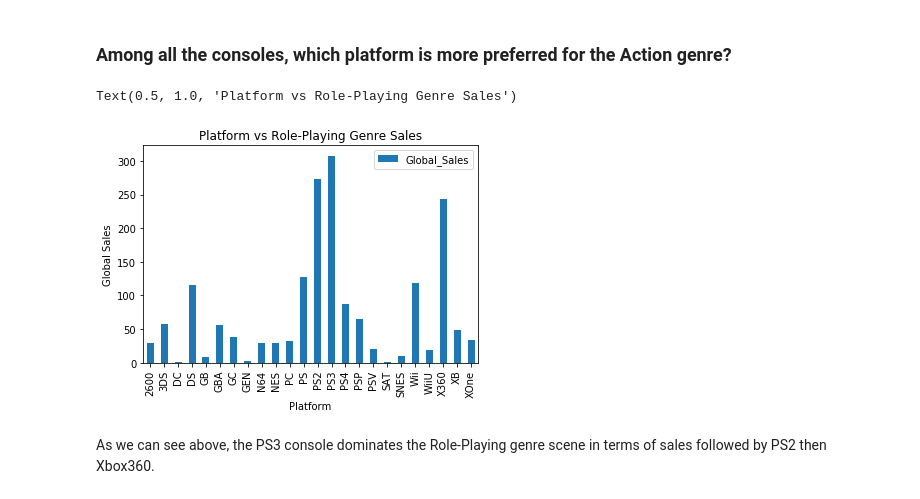
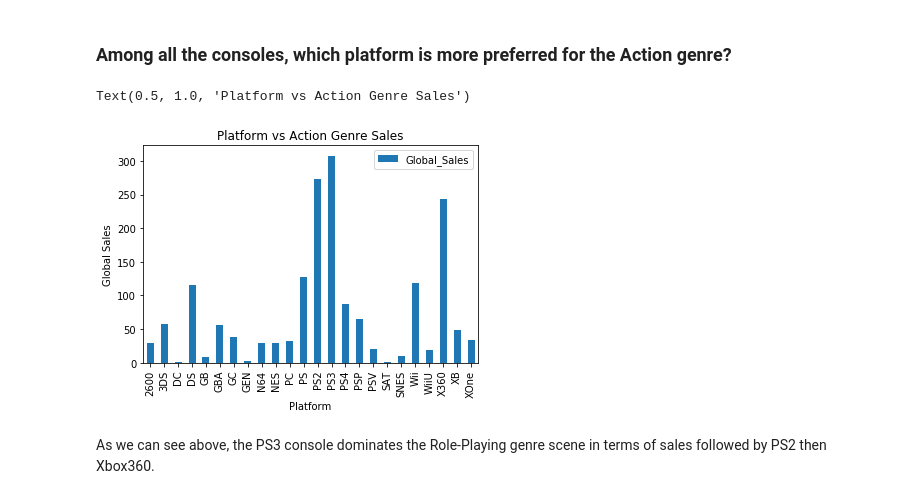
Before and after one commit to akiescarraga/CSMODELCaseStudyTBD, a Jupyter notebook: TBD_CaseStudy.ipynb, the cells around one changed output. Saved outputs shown, nothing was run; the diff lists cells and outputs as text; code cells hidden in the pictures.

```diff
--- a/TBD_CaseStudy.ipynb
+++ b/TBD_CaseStudy.ipynb
@@ -74,27 +74,27 @@ Video games have increasingly become popular in recent years. The researchers ha
 # %%
 #Removes the columns of the unnecessary data
 preferred_df = new_df.drop(["Rank", "Year", "Publisher","NA_Sales","EU_Sales", "JP_Sales", "Other_Sales"], axis=1)
 
 #Removes the rows of the unnecessary data
 preferred_df = preferred_df[preferred_df['Genre'] == 'Action']
 
 
 
 #Sums the Global Sales
 preferred_df = preferred_df.groupby("Platform").sum()
 
 
 #Creates the bar graph
 
 
 
 preferred_df.plot.bar()
 plt.xlabel('Platform')
 plt.ylabel('Global Sales')
-plt.title('Platform vs Role-Playing Genre Sales')
+plt.title('Platform vs Action Genre Sales')
 # %% [output]
-Text(0.5, 1.0, 'Platform vs Role-Playing Genre Sales')
+Text(0.5, 1.0, 'Platform vs Action Genre Sales')
-[figure, old version]
+[figure, new version]
 # %% [markdown]
 As we can see above, the PS3 console dominates the Role-Playing genre scene in terms of sales followed by PS2 then Xbox360.
 # %% [markdown]
```
Also changed, not shown: parts of 6 cells of this notebook, 1 other file.
